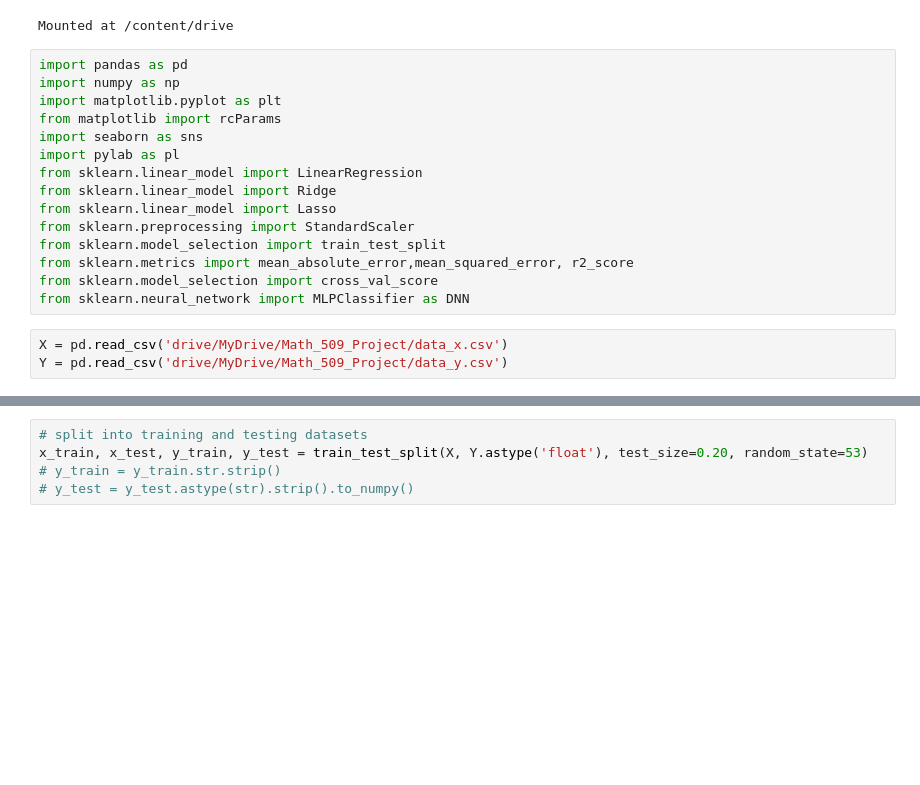
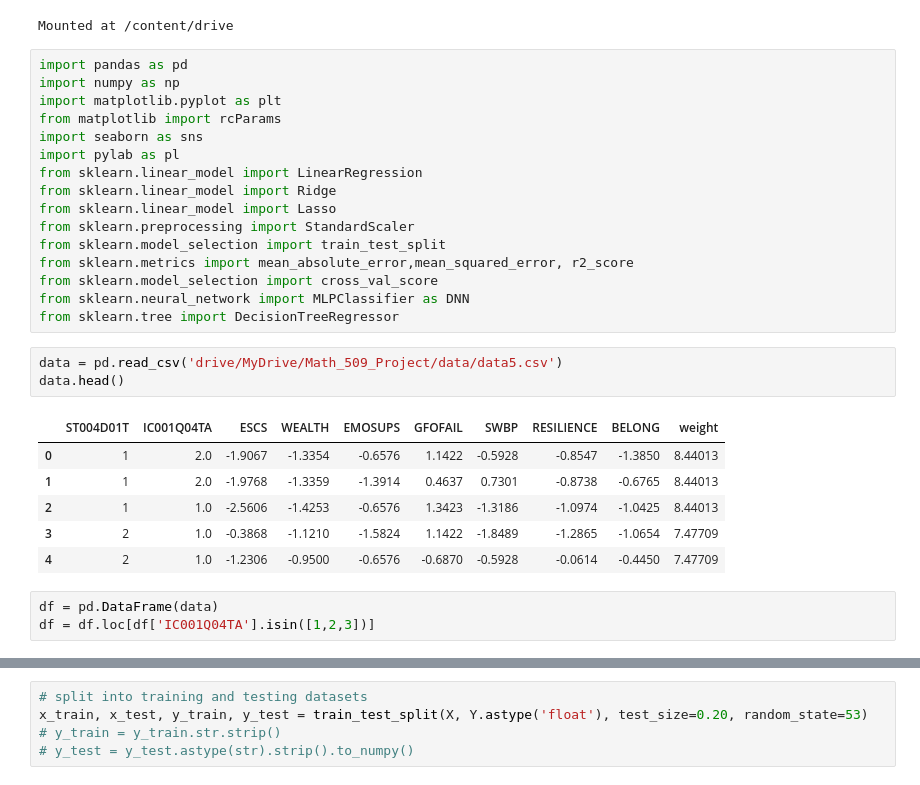
Before and after one commit to LangqingZou/Math-509, a Jupyter notebook: main.ipynb, the cells around one changed output, grey strips where cells are left out. Cells and saved outputs as stored; diff of their text form; blank space fills up the shorter version.

```diff
--- a/main.ipynb
+++ b/main.ipynb
@@ -20,6 +20,17 @@ from sklearn.model_selection import train_test_split
 from sklearn.metrics import mean_absolute_error,mean_squared_error, r2_score
 from sklearn.model_selection import cross_val_score
 from sklearn.neural_network import MLPClassifier as DNN
+from sklearn.tree import DecisionTreeRegressor
-# %%
-X = pd.read_csv('drive/MyDrive/Math_509_Project/data_x.csv')
-Y = pd.read_csv('drive/MyDrive/Math_509_Project/data_y.csv')
+# %%
+data = pd.read_csv('drive/MyDrive/Math_509_Project/data/data5.csv')
+data.head()
+# %% [output]
+|  | ST004D01T | IC001Q04TA | ESCS | WEALTH | EMOSUPS | GFOFAIL | SWBP | RESILIENCE | BELONG | weight |
+| 0 | 1 | 2.0 | -1.9067 | -1.3354 | -0.6576 | 1.1422 | -0.5928 | -0.8547 | -1.3850 | 8.44013 |
+| 1 | 1 | 2.0 | -1.9768 | -1.3359 | -1.3914 | 0.4637 | 0.7301 | -0.8738 | -0.6765 | 8.44013 |
+| 2 | 1 | 1.0 | -2.5606 | -1.4253 | -0.6576 | 1.3423 | -1.3186 | -1.0974 | -1.0425 | 8.44013 |
+| 3 | 2 | 1.0 | -0.3868 | -1.1210 | -1.5824 | 1.1422 | -1.8489 | -1.2865 | -1.0654 | 7.47709 |
+| 4 | 2 | 1.0 | -1.2306 | -0.9500 | -0.6576 | -0.6870 | -0.5928 | -0.0614 | -0.4450 | 7.47709 |
+# %%
+df = pd.DataFrame(data)
+df = df.loc[df['IC001Q04TA'].isin([1,2,3])]
```
Also changed, not shown: parts of 20 cells of this notebook.
